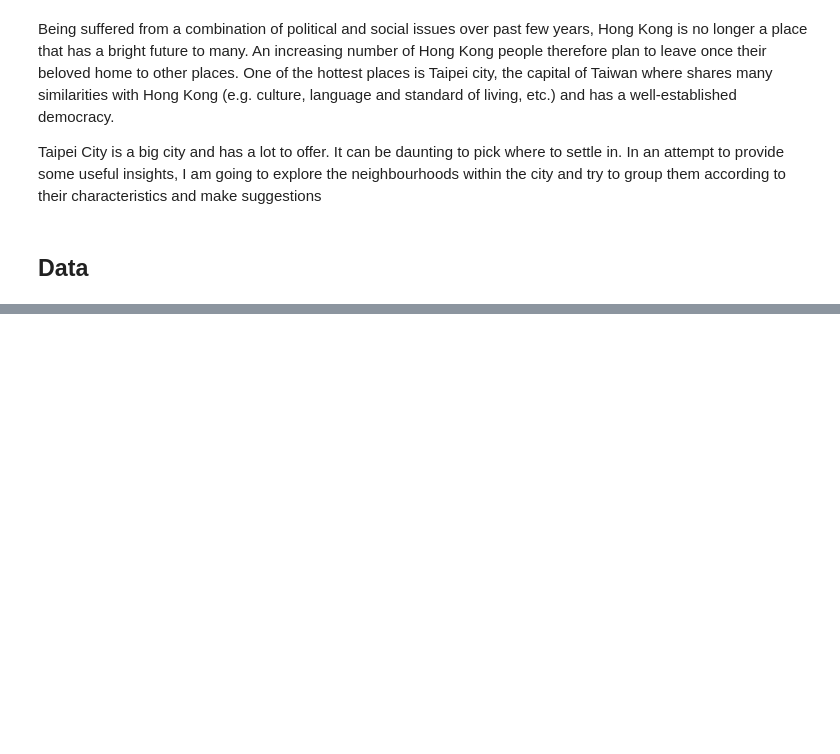
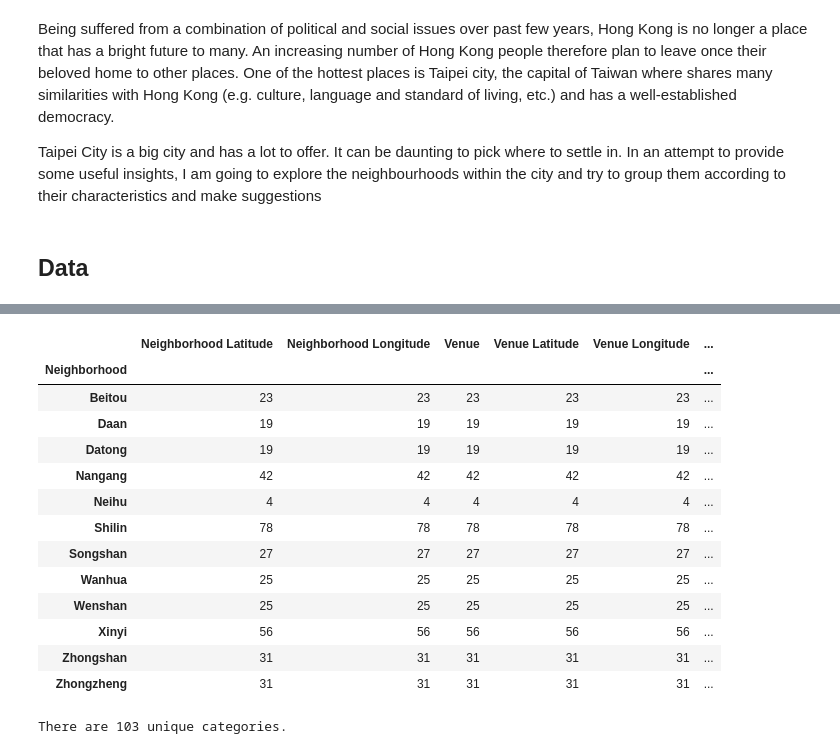
Before and after one commit to lawrence2308/Coursera_Capstone, a Jupyter notebook: Capstone Project - The Battle of Neighborhoods.ipynb, the cells around one changed output, grey strips where cells are left out. Drawn from its saved outputs; the diff is of its cells as text; code cells hidden in the pictures; blank space fills up the shorter version.

```diff
--- a/Capstone Project - The Battle of Neighborhoods.ipynb
+++ b/Capstone Project - The Battle of Neighborhoods.ipynb
@@ -15,0 +150,40 @@ Taipei City is a big city and has a lot to offer. It can be daunting to pick whe
+# %%
+def getNearByVenues(names, latitudes, longitudes, radius=500):
+
+    venues_list = []
+    for name, lat, lng in zip(names, latitudes, longitudes):
+        print(name)
+
+        # create the API request URL
+        url = 'https://api.foursquare.com/v2/venues/explore?&client_id={}&client_secret={}&v={}&ll={},{}&radius={}&limit={}'.format(
+            CLIENT_ID,
+            CLIENT_SECRET,
+            VERSION,
+            lat,
+            lng,
+            radius,
+            LIMIT)
+
+        # make the GET request
+        results = requests.get(url).json()["response"]['groups'][0]['items']
+
+        # return only relevant information for each nearby venue
+        venues_list.append([(
+            name,
+            lat,
+            lng,
+            v['venue']['name'],
+            v['venue']['location']['lat'],
+            v['venue']['location']['lng'],
+            v['venue']['categories'][0]['name']) for v in results])
+
+    nearby_venues = pd.DataFrame([item for venue_list in venues_list for item in venue_list])
+    nearby_venues.columns = ['Neighborhood',
+                  'Neighborhood Latitude',
+                  'Neighborhood Longitude',
+                  'Venue',
+                  'Venue Latitude',
+                  'Venue Longitude',
+                  'Venue Category']
+
+    return(nearby_venues)
@@ -15,0 +212,21 @@ Taipei City is a big city and has a lot to offer. It can be daunting to pick whe
+# %%
+taipei_venues.groupby('Neighborhood').count()
+# %% [output]
+|  | Neighborhood Latitude | Neighborhood Longitude | Venue | Venue Latitude | Venue Longitude | ... |
+| Neighborhood |  |  |  |  |  | ... |
+| Beitou | 23 | 23 | 23 | 23 | 23 | ... |
+| Daan | 19 | 19 | 19 | 19 | 19 | ... |
+| Datong | 19 | 19 | 19 | 19 | 19 | ... |
+| Nangang | 42 | 42 | 42 | 42 | 42 | ... |
+| Neihu | 4 | 4 | 4 | 4 | 4 | ... |
+| Shilin | 78 | 78 | 78 | 78 | 78 | ... |
+| Songshan | 27 | 27 | 27 | 27 | 27 | ... |
+| Wanhua | 25 | 25 | 25 | 25 | 25 | ... |
+| Wenshan | 25 | 25 | 25 | 25 | 25 | ... |
+| Xinyi | 56 | 56 | 56 | 56 | 56 | ... |
+| Zhongshan | 31 | 31 | 31 | 31 | 31 | ... |
+| Zhongzheng | 31 | 31 | 31 | 31 | 31 | ... |
+# %%
+print('There are {} unique categories.'.format(len(taipei_venues['Venue Category'].unique())))
+# %% [output]
+There are 103 unique categories.
```
Also changed, not shown: parts of 36 cells of this notebook.
